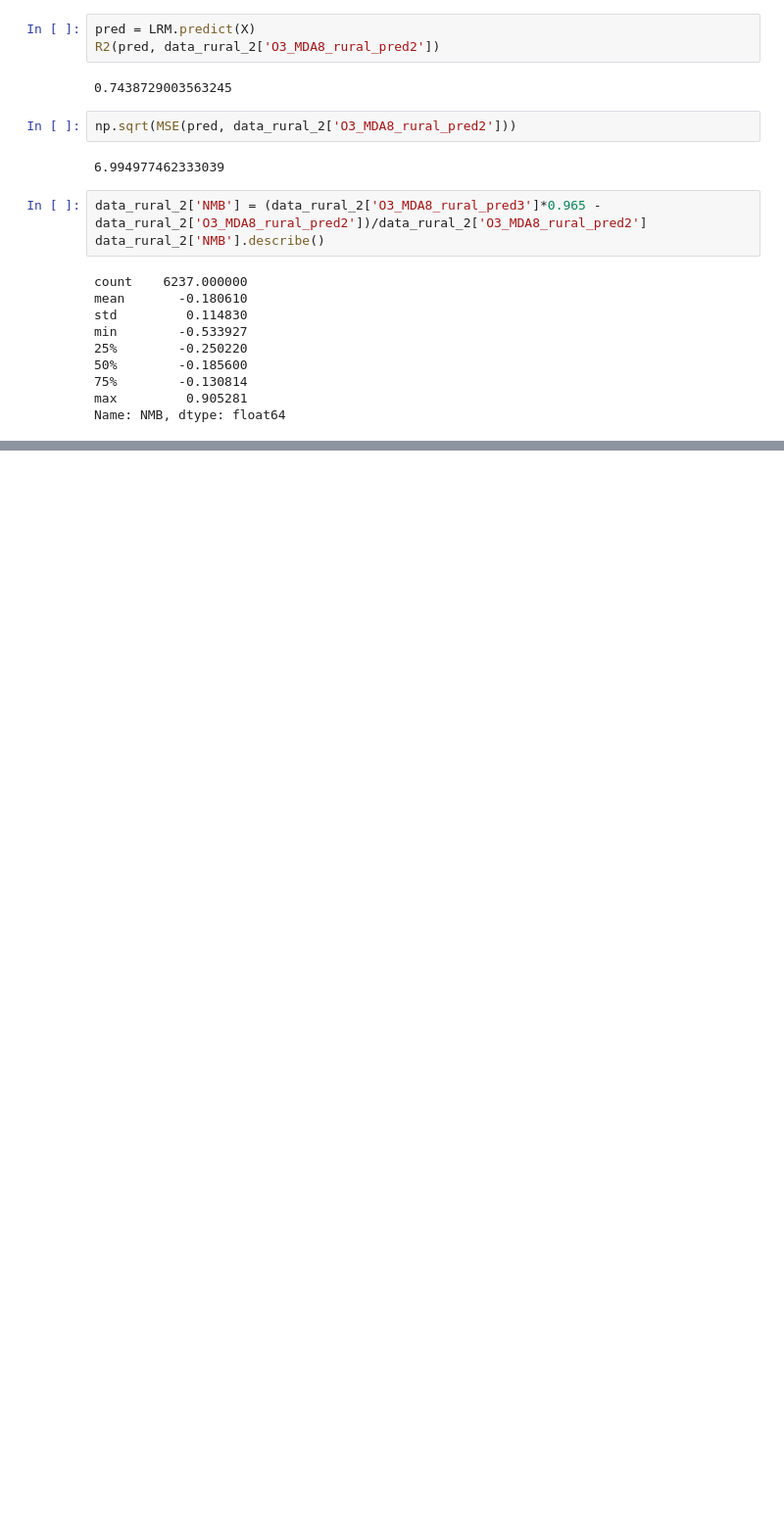
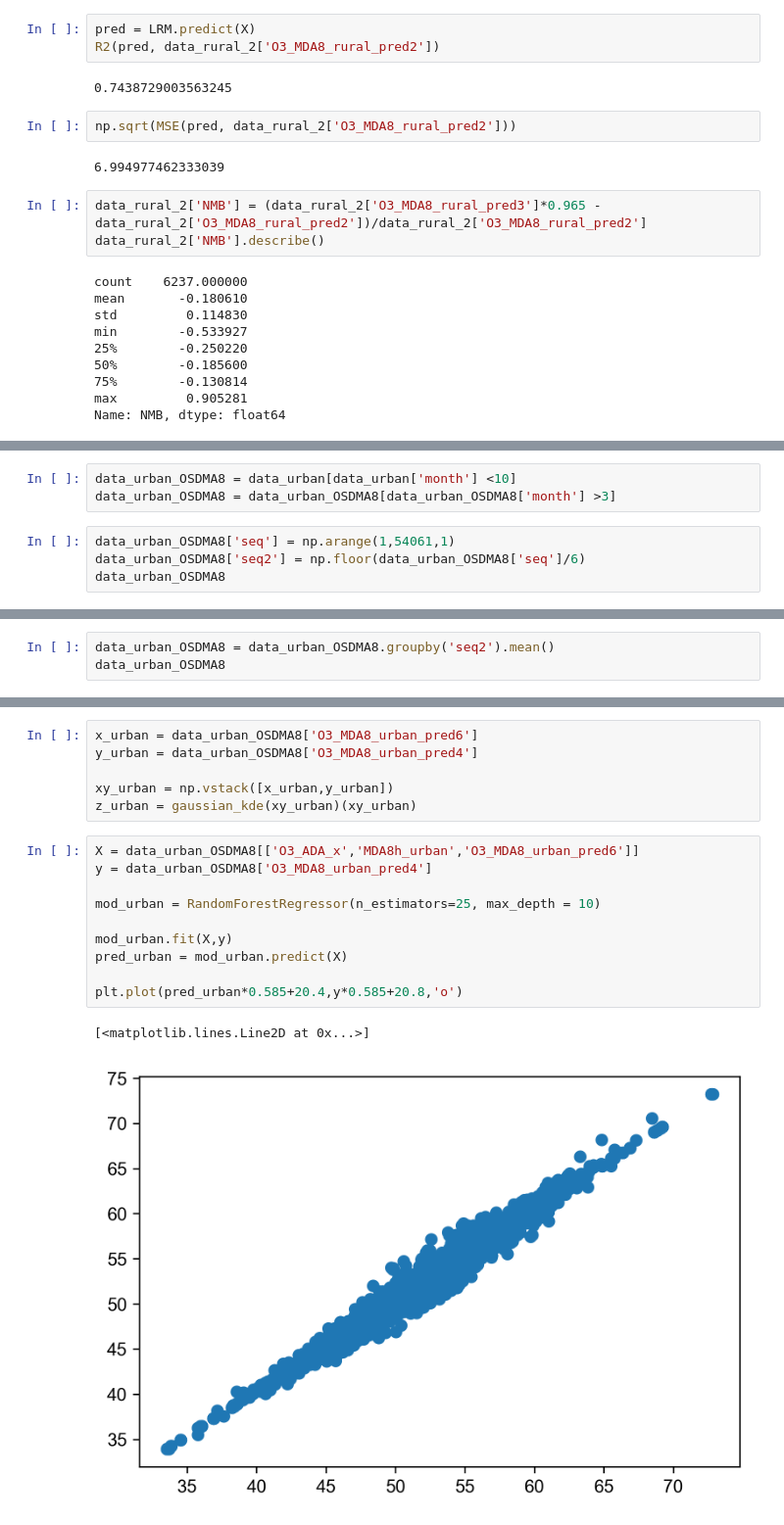
Before and after one commit to csuen27/ozone-mortality, a Jupyter notebook: Extended Analyses/china_urban-rural_validation.ipynb, the cells around one changed output, grey strips where cells are left out. Shown at 98% size. Drawn from its saved outputs; the diff is of its cells as text; blank space fills up the shorter version.

```diff
--- a/Extended Analyses/china_urban-rural_validation.ipynb
+++ b/Extended Analyses/china_urban-rural_validation.ipynb
@@ -656,0 +659,7 @@ Name: NMB, dtype: float64
+# %%
+data_urban_OSDMA8 = data_urban[data_urban['month'] <10]
+data_urban_OSDMA8 = data_urban_OSDMA8[data_urban_OSDMA8['month'] >3]
+# %%
+data_urban_OSDMA8['seq'] = np.arange(1,54061,1)
+data_urban_OSDMA8['seq2'] = np.floor(data_urban_OSDMA8['seq']/6)
+data_urban_OSDMA8
@@ -656,0 +680,3 @@ Name: NMB, dtype: float64
+# %%
+data_urban_OSDMA8 = data_urban_OSDMA8.groupby('seq2').mean()
+data_urban_OSDMA8
@@ -656,0 +698,19 @@ Name: NMB, dtype: float64
+# %%
+x_urban = data_urban_OSDMA8['O3_MDA8_urban_pred6']
+y_urban = data_urban_OSDMA8['O3_MDA8_urban_pred4']
+
+xy_urban = np.vstack([x_urban,y_urban])
+z_urban = gaussian_kde(xy_urban)(xy_urban)
+# %%
+X = data_urban_OSDMA8[['O3_ADA_x','MDA8h_urban','O3_MDA8_urban_pred6']]
+y = data_urban_OSDMA8['O3_MDA8_urban_pred4']
+
+mod_urban = RandomForestRegressor(n_estimators=25, max_depth = 10)
+
+mod_urban.fit(X,y)
+pred_urban = mod_urban.predict(X)
+
+plt.plot(pred_urban*0.585+20.4,y*0.585+20.8,'o')
+# %% [output]
+[<matplotlib.lines.Line2D at 0x...>]
+[figure, added]
```
Also changed, not shown: parts of 6 cells of this notebook.
